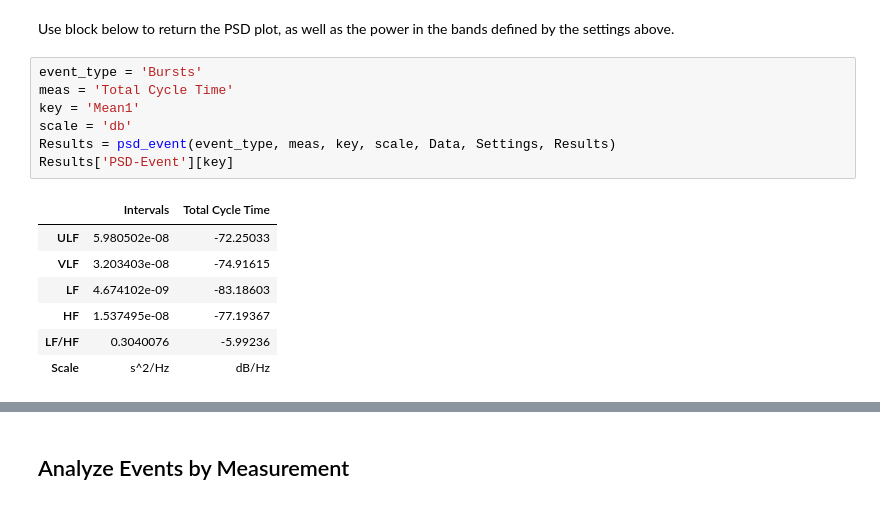
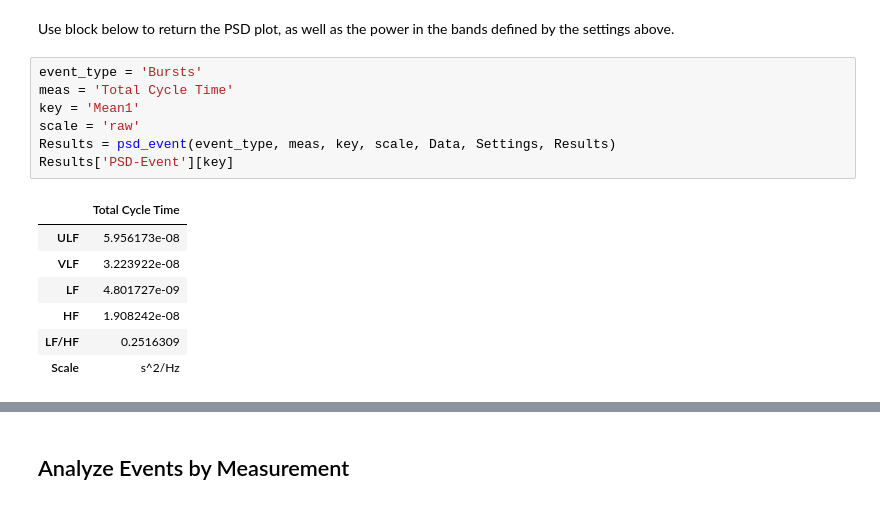
Before and after one commit to drcgw/bass, a Jupyter notebook: Single Wave- Interactive.ipynb, the cells around one changed output, grey strips where cells are left out. Saved outputs shown, nothing was run; the diff lists cells and outputs as text.

```diff
--- a/Single Wave- Interactive.ipynb
+++ b/Single Wave- Interactive.ipynb
@@ -470,15 +419,15 @@ Use block below to return the PSD plot, as well as the power in the bands define
 # %%
 event_type = 'Bursts'
 meas = 'Total Cycle Time'
 key = 'Mean1'
-scale = 'db'
+scale = 'raw'
 Results = psd_event(event_type, meas, key, scale, Data, Settings, Results)
 Results['PSD-Event'][key]
 # %% [output]
-|  | Intervals | Total Cycle Time |
-| ULF | 5.980502e-08 | -72.25033 |
-| VLF | 3.203403e-08 | -74.91615 |
-| LF | 4.674102e-09 | -83.18603 |
-| HF | 1.537495e-08 | -77.19367 |
-| LF/HF | 0.3040076 | -5.99236 |
-| Scale | s^2/Hz | dB/Hz |
+|  | Total Cycle Time |
+| ULF | 5.956173e-08 |
+| VLF | 3.223922e-08 |
+| LF | 4.801727e-09 |
+| HF | 1.908242e-08 |
+| LF/HF | 0.2516309 |
+| Scale | s^2/Hz |
```
Also changed, not shown: parts of 23 cells of this notebook.
